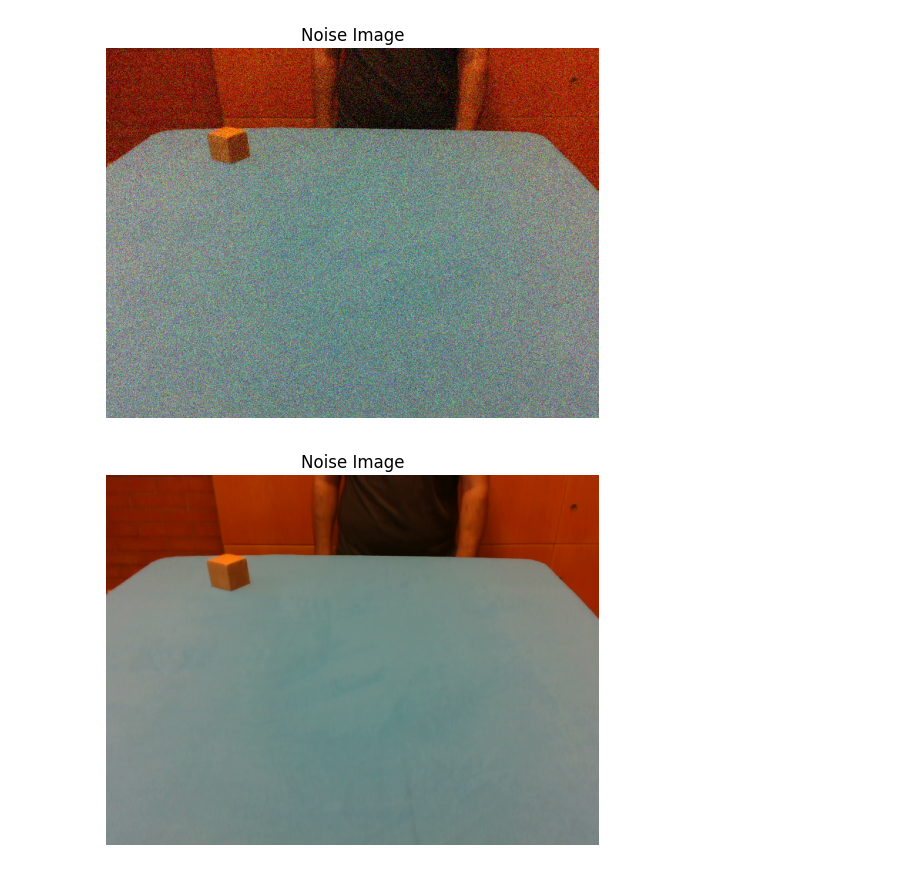
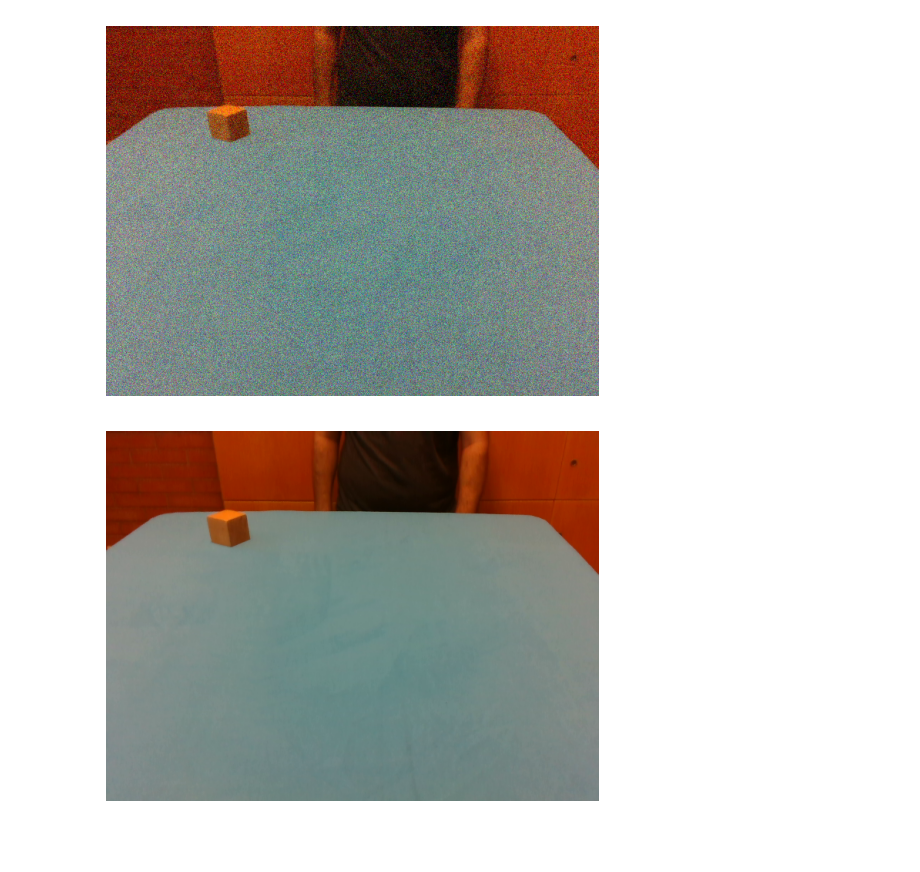
Before and after one commit to franklinrw/deep-multimodal-learning, a Jupyter notebook: models/notebooks/eda.ipynb, the cells around one changed output. Saved outputs shown, nothing was run; the diff lists cells and outputs as text; code cells hidden in the pictures; blank space fills up the shorter version.

```diff
--- a/models/notebooks/eda.ipynb
+++ b/models/notebooks/eda.ipynb
@@ -80,36 +80,36 @@ x = x / 255.0
 
 y = add_gaussian_noise(x)
 
-display_image(y.numpy(), "Noise Image")
-display_image(color_img, "Noise Image")
+display_image(y.numpy(), "")
+display_image(color_img, "")
 
 # print(f"depth_img.shape = {depth_img.shape},color_img.shape = {color_img.shape},left_img.shape = {left_img.shape},right_img.shape = {right_img.shape}")
 
 # print("Color Image")
 # display_image(color_img, "Color Image")
 # analyze_pixel_values(color_img)
 # plot_histogram(color_img)
 
 
 # print("Left Image")
 # display_image(left_img, "Left Image")
 # analyze_pixel_values(left_img)
 # plot_histogram(left_img)
 
 
 # print("Right Image")
 # display_image(right_img, "Right Image")
 # analyze_pixel_values(right_img)
 # plot_histogram(right_img)
 
 
 # print("Depth Image")
 # display_image(depth_img, "Depth Image")
 # analyze_pixel_values(depth_img)
 # plot_histogram(depth_img)
 # analyze_depth_values(depth_img)
 # %% [output]
-[figure, old version]
+[figure, new version]
-[figure, old version]
+[figure, new version]
 # %%
 add_gaussian_noise(images, mean=0.1, std=0.4)
```
Also changed, not shown: 2 other files.
